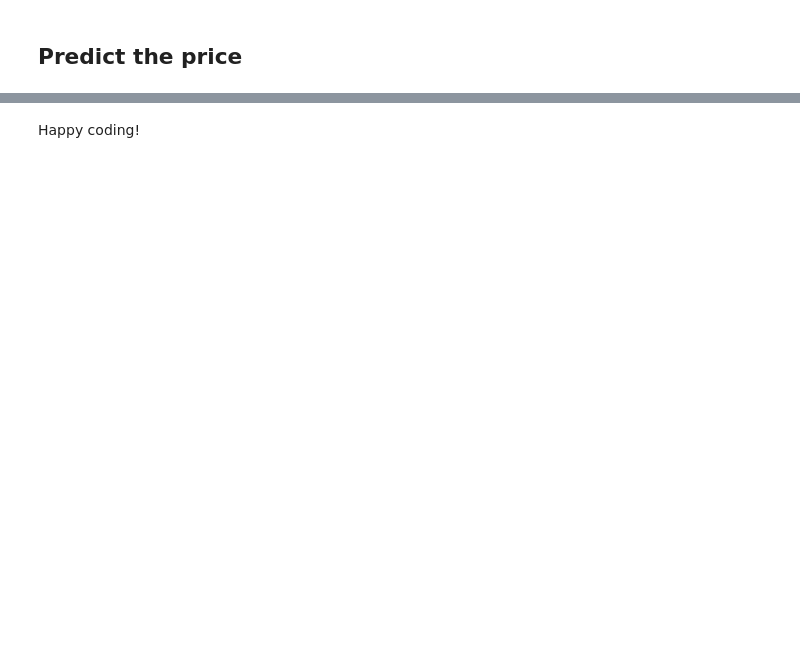
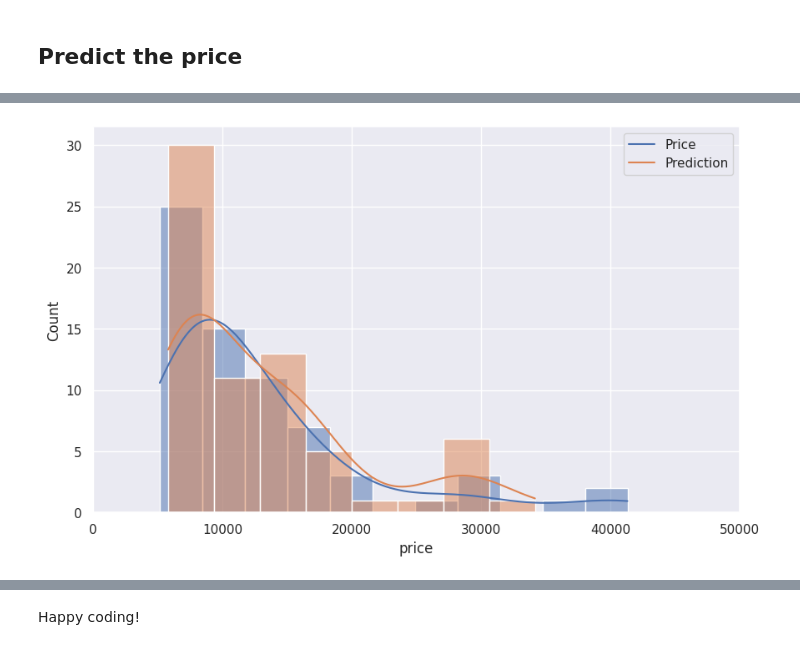
Before and after one commit to jposluszny/Machine-Learning, a Jupyter notebook: 4. LightGBM/2. Regression/Project/Exercise - LightGBM Regression.ipynb, the cells around one changed output, grey strips where cells are left out. Saved outputs shown, nothing was run; the diff lists cells and outputs as text; code cells hidden in the pictures; blank space fills up the shorter version.

```diff
--- a/4. LightGBM/2. Regression/Project/Exercise - LightGBM Regression.ipynb
+++ b/4. LightGBM/2. Regression/Project/Exercise - LightGBM Regression.ipynb
@@ -53,4 +74,5 @@ df = pd.read_csv('autos.csv')
 # %%
 # Split the dataset into a training and testing set
+X_train, X_test, y_train, y_test = train_test_split(X, y, test_size=0.33, random_state=42)
 # %%
 # Import the LGBMRegressor
@@ -57,2 +80,5 @@ df = pd.read_csv('autos.csv')
 # %%
 # Create an instance of LGBMRegressor
+model = LGBMRegressor()
+# %%
+model.fit(X_train, y_train)
@@ -68,3 +106,4 @@ LGBMRegressor(boosting_type='gbdt', class_weight=None, colsample_bytree=1.0,
 # %%
 # Make predictions
 # Save them in a predictions dataframe
+predictions = model.predict(X_test)
@@ -79,3 +131,12 @@ Root Mean Squared Error is  4005.168171454263
+# %%
+plt.figure(figsize=(10, 6))
+sns.histplot(y_test, kde=True)
+sns.histplot(predictions, kde=True)
+plt.legend(labels=['Price', 'Prediction'])
+plt.xlim(0, 50000)
+plt.show()
+# %% [output]
+[figure, added]
 # %%
 # Plot the distribution plot of the
 # Predicted price and the real price
```
Also changed, not shown: parts of 29 cells of this notebook, 1 other file.
